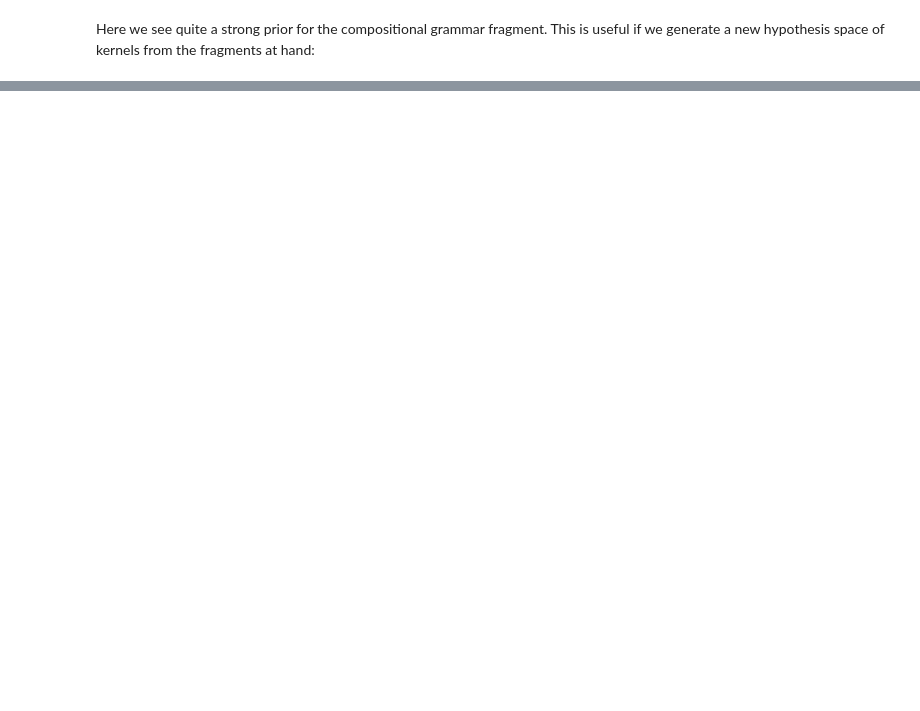
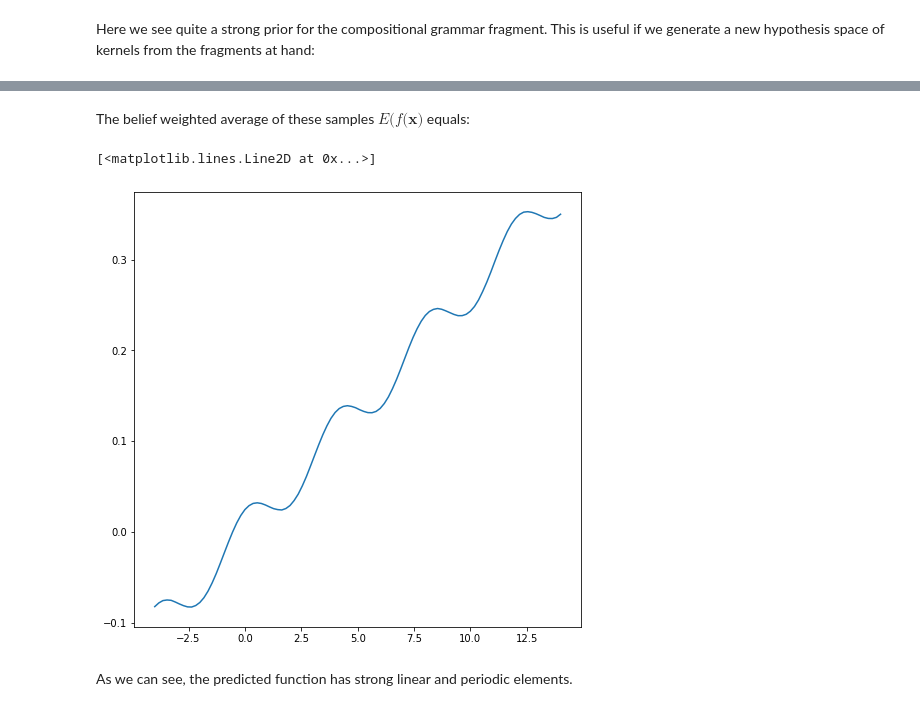
Before and after one commit to tankred-saanum/gaussian-process-rl, a Jupyter notebook: compositionalDemonstration.ipynb, the cells around one changed output, grey strips where cells are left out. Saved outputs shown, nothing was run; the diff lists cells and outputs as text; code cells hidden in the pictures; blank space fills up the shorter version.

```diff
--- a/compositionalDemonstration.ipynb
+++ b/compositionalDemonstration.ipynb
@@ -306,0 +353,14 @@ Step: 49/50, loss: 1.3759702444076538
+# %% [markdown]
+The belief weighted average of these samples $E(f(\mathbf{x)}$ equals:
+# %%
+sampled_functions = np.array(sampled_functions)
+sampled_functions = sampled_functions * kernel_priors.reshape(-1, 1)
+sampled_functions = np.sum(sampled_functions, axis = 0)
+
+f, ax = plt.subplots(1, 1, figsize=(8, 8))
+ax.plot(test_x, sampled_functions)
+# %% [output]
+[<matplotlib.lines.Line2D at 0x...>]
+[figure, added]
+# %% [markdown]
+As we can see, the predicted function has strong linear and periodic elements.
```
Also changed, not shown: parts of 28 cells of this notebook.
